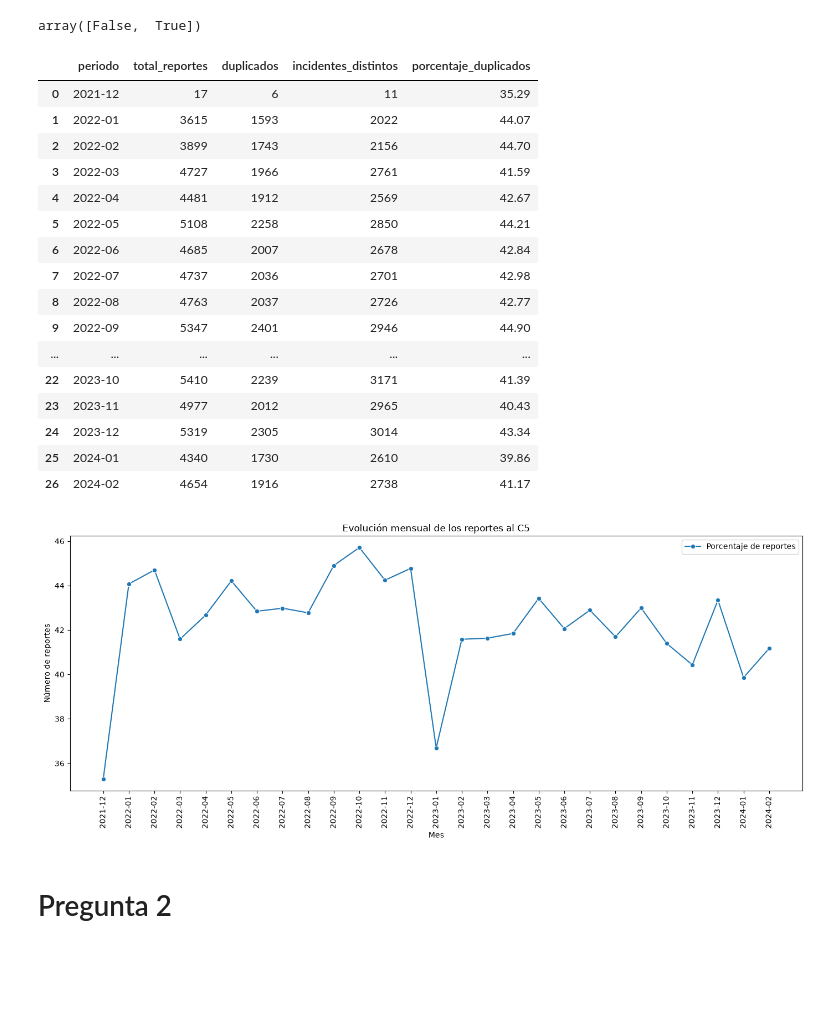
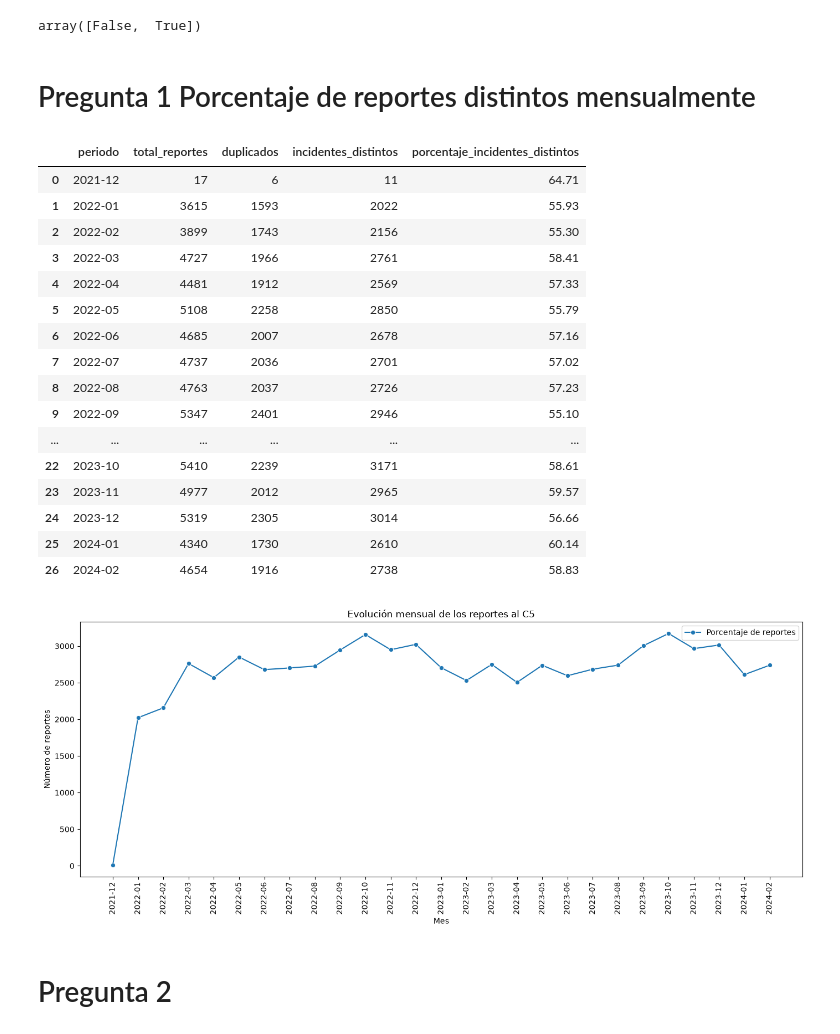
Before and after one commit to JafetR19/ds-project-team1-CGNR-JASR, a Jupyter notebook: notebooks/nb02_preguntas_visualizaciones.ipynb, the cells around one changed output. Saved outputs shown, nothing was run; the diff lists cells and outputs as text; code cells hidden in the pictures; blank space fills up the shorter version.

```diff
--- a/notebooks/nb02_preguntas_visualizaciones.ipynb
+++ b/notebooks/nb02_preguntas_visualizaciones.ipynb
@@ -72,6 +72,8 @@ df['duplicado'] = (df['codigo_cierre'] == 'D')
 df['duplicado'].unique()
 # %% [output]
 array([False,  True])
+# %% [markdown]
+# Pregunta 1 Porcentaje de reportes distintos mensualmente
 # %%
 tabla_mensual = (
     df.groupby('periodo').agg(
@@ -87,51 +89,51 @@ tabla_mensual['incidentes_distintos'] = (
     - tabla_mensual['duplicados']
 )
 
-tabla_mensual['porcentaje_duplicados'] = (
-    100 * tabla_mensual['duplicados']
+tabla_mensual['porcentaje_incidentes_distintos'] = (
+    100 * tabla_mensual['incidentes_distintos']
     / tabla_mensual['total_reportes']
 ).round(2)
 
 tabla_mensual
 # %% [output]
-|  | periodo | total_reportes | duplicados | incidentes_distintos | porcentaje_duplicados |
-| 0 | 2021-12 | 17 | 6 | 11 | 35.29 |
-| 1 | 2022-01 | 3615 | 1593 | 2022 | 44.07 |
-| 2 | 2022-02 | 3899 | 1743 | 2156 | 44.70 |
-| 3 | 2022-03 | 4727 | 1966 | 2761 | 41.59 |
-| 4 | 2022-04 | 4481 | 1912 | 2569 | 42.67 |
-| 5 | 2022-05 | 5108 | 2258 | 2850 | 44.21 |
-| 6 | 2022-06 | 4685 | 2007 | 2678 | 42.84 |
-| 7 | 2022-07 | 4737 | 2036 | 2701 | 42.98 |
-| 8 | 2022-08 | 4763 | 2037 | 2726 | 42.77 |
-| 9 | 2022-09 | 5347 | 2401 | 2946 | 44.90 |
+|  | periodo | total_reportes | duplicados | incidentes_distintos | porcentaje_incidentes_distintos |
+| 0 | 2021-12 | 17 | 6 | 11 | 64.71 |
+| 1 | 2022-01 | 3615 | 1593 | 2022 | 55.93 |
+| 2 | 2022-02 | 3899 | 1743 | 2156 | 55.30 |
+| 3 | 2022-03 | 4727 | 1966 | 2761 | 58.41 |
+| 4 | 2022-04 | 4481 | 1912 | 2569 | 57.33 |
+| 5 | 2022-05 | 5108 | 2258 | 2850 | 55.79 |
+| 6 | 2022-06 | 4685 | 2007 | 2678 | 57.16 |
+| 7 | 2022-07 | 4737 | 2036 | 2701 | 57.02 |
+| 8 | 2022-08 | 4763 | 2037 | 2726 | 57.23 |
+| 9 | 2022-09 | 5347 | 2401 | 2946 | 55.10 |
 | ... | ... | ... | ... | ... | ... |
-| 22 | 2023-10 | 5410 | 2239 | 3171 | 41.39 |
-| 23 | 2023-11 | 4977 | 2012 | 2965 | 40.43 |
-| 24 | 2023-12 | 5319 | 2305 | 3014 | 43.34 |
-| 25 | 2024-01 | 4340 | 1730 | 2610 | 39.86 |
-| 26 | 2024-02 | 4654 | 1916 | 2738 | 41.17 |
+| 22 | 2023-10 | 5410 | 2239 | 3171 | 58.61 |
+| 23 | 2023-11 | 4977 | 2012 | 2965 | 59.57 |
+| 24 | 2023-12 | 5319 | 2305 | 3014 | 56.66 |
+| 25 | 2024-01 | 4340 | 1730 | 2610 | 60.14 |
+| 26 | 2024-02 | 4654 | 1916 | 2738 | 58.83 |
 # %%
 plt.figure(figsize=(14, 6))
 
 sns.lineplot(
     data=tabla_mensual,
     x=tabla_mensual['periodo'].astype(str),
-    y='porcentaje_duplicados',
+    y='incidentes_distintos',
     marker='o',
     label='Porcentaje de reportes'
 )
 
 
 plt.title('Evolución mensual de los reportes al C5')
 plt.xlabel('Mes')
 plt.ylabel('Número de reportes')
 plt.xticks(rotation=90)
 plt.legend()
 plt.tight_layout()
 plt.show()
 # %% [output]
-[figure, old version]
+[figure, new version]
 # %% [markdown]
 # Pregunta 2
 # %%
```
Also changed, not shown: parts of 2 cells of this notebook.
